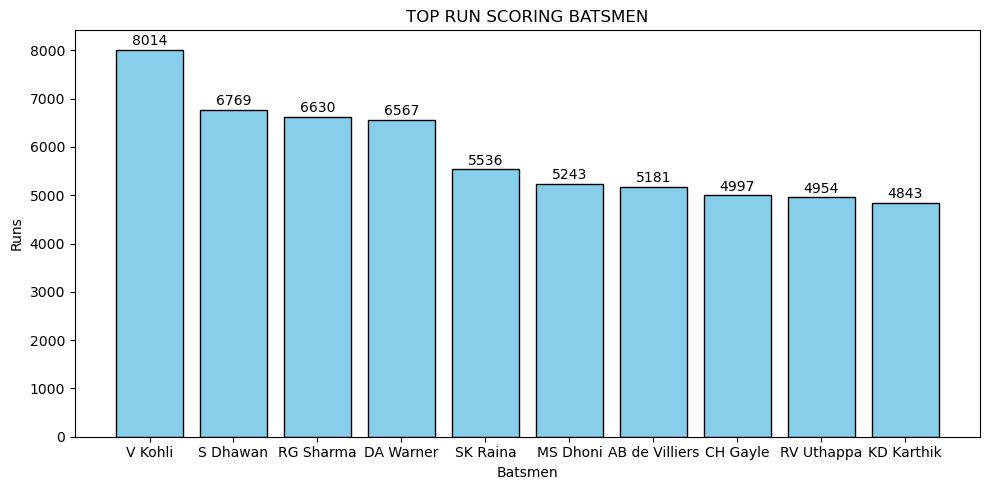
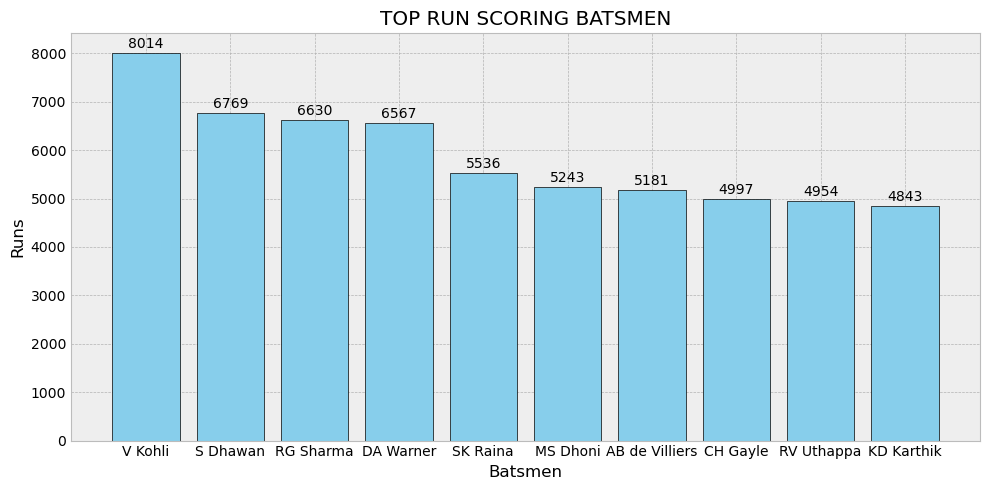
Code edit (unified diff) that turned the first committed figure into the second:
--- before
+++ after
@@ -7,4 +7,5 @@
 plt.ylabel("Runs")
 plt.xlabel("Batsmen")
+plt.style.use("Solarize_Light2")
 for i in range(0,10):
     plt.text(sorted_top_batsmens.index[i], sorted_top_batsmens.values[i]+100, sorted_top_batsmens.values[i], ha="center")

Commit: changed styles